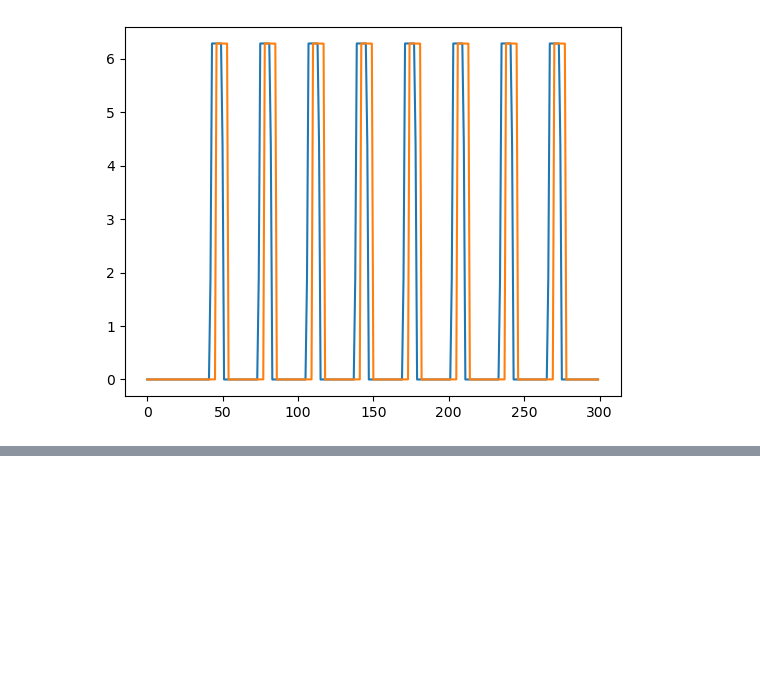
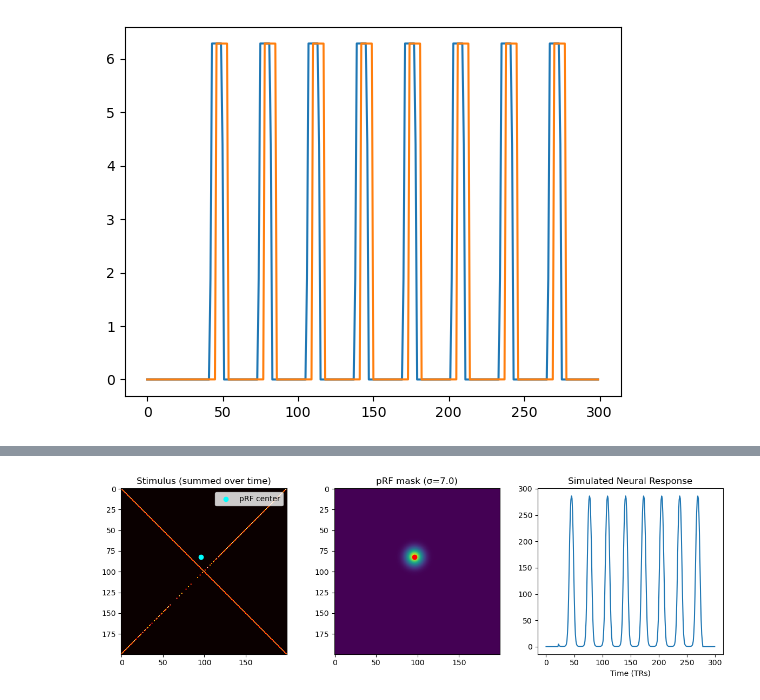
Before and after one commit to JosephineTu/NMA-Project, a Jupyter notebook: response_model-1.ipynb, the cells around one changed output, grey strips where cells are left out. Drawn from its saved outputs; the diff is of its cells as text; code cells hidden in the pictures; blank space fills up the shorter version.

Commit message:
update response model

```diff
--- a/response_model-1.ipynb
+++ b/response_model-1.ipynb
@@ -233,10 +284,14 @@ plt.plot(r2)
 [<matplotlib.lines.Line2D at 0x...>]
 [figure]
 # %%
-# Select 5 random V1 voxels
-selected_indices = np.random.choice(v1_voxels, size=2, replace=False)
-
+# Select n random V1 voxels
+selected_indices_v1 = np.random.choice(v1_voxels, size=5, replace=False)
+selected_indices_v2 = np.random.choice(v2_voxels, size=5, replace=False)
+selected_indices_v3 = np.random.choice(v3_voxels, size=5, replace=False)
 # Extract their BOLD time series
-v1_bold_subset = X_hipL[:, selected_indices]
-print(v1_bold_subset.shape)  # Should be (n_timepoints, 5)
+v1_bold_subset = X_hipL[:, selected_indices_v1]
+v2_bold_subset = X_hipL[:, selected_indices_v2]
+v3_bold_subset = X_hipL[:, selected_indices_v3]
+print(X_hipL.shape) # Should be (300, 29696)
+print(v1_bold_subset[:,0].shape) # Should be (300,)
 # %% [output]
@@ -299,0 +384,66 @@ Done.
+# %%
+import numpy as np
+import matplotlib.pyplot as plt
+from nilearn.glm.first_level import spm_hrf
+from scipy.signal import convolve
+
+# 假设你已有 stimulus_matrix, v1_bold_subset, make_prf_matrix, simulate_voxel_response
+# 手动设置这个 voxel 的 pRF 参数（来自 grid search）
+x0, y0, sigma = 96, 82, 7.0
+voxel_index =2   # V1 第三个 voxel
+
+# Step 1: 画出 Stimulus
+plt.figure(figsize=(12, 4))
+plt.subplot(1, 3, 1)
+plt.imshow(np.sum(stimulus_matrix, axis=0), cmap='hot')
+plt.scatter([x0], [y0], color='cyan', label='pRF center')
+plt.title("Stimulus (summed over time)")
+plt.legend()
+
+# Step 2: pRF mask
+prf_mask = make_prf_matrix(x0, y0, sigma)
+plt.subplot(1, 3, 2)
+plt.imshow(prf_mask, cmap='viridis')
+plt.scatter([x0], [y0], color='red')
+plt.title(f"pRF mask (σ={sigma})")
+
+# Step 3: 神经响应（未卷积）
+neural_response = simulate_voxel_response(stimulus_matrix, prf_mask)
+
+plt.subplot(1, 3, 3)
+plt.plot(neural_response)
+plt.title("Simulated Neural Response")
+plt.xlabel("Time (TRs)")
+plt.tight_layout()
+plt.show()
+
+# Step 4: HRF 卷积
+hrf = spm_hrf(1.0,oversampling=1)
+
+def convolve_hrf(neural_response, hrf):
+    # Full convolution (len = len(neural) + len(hrf) - 1)
+    full_bold = convolve(neural_response, hrf, mode='full')
+    # Shift to compensate for HRF delay (typically ~6s, i.e. index 5~6)
+    delay = np.argmax(hrf)  # or hardcode = 5~6 if your HRF always peaks around 5s
+    return full_bold[delay:delay+len(neural_response)]
+
+bold_pred = convolve(neural_response, hrf)[:stimulus_matrix.shape[0]]
+
+# Optional z-score
+bold_pred_z = (bold_pred - np.mean(bold_pred)) / np.std(bold_pred)
+bold_real = v1_bold_subset[:, voxel_index]
+bold_real_z = (bold_real - np.mean(bold_real)) / np.std(bold_real)
+
+# Step 5: 比较 predicted vs. real
+plt.figure(figsize=(10, 4))
+plt.plot(bold_pred_z, label='Predicted BOLD (z-scored)', linewidth=2)
+plt.plot(bold_real_z, label='Actual BOLD (z-scored)', linewidth=1.5, alpha=0.7)
+plt.title(f"Voxel {voxel_index} (x={x0}, y={y0}, σ={sigma}) BOLD Prediction")
+plt.xlabel("Time (TRs)")
+plt.ylabel("BOLD signal (z-scored)")
+plt.legend()
+plt.grid(True)
+plt.tight_layout()
+plt.show()
+# %% [output]
+[figure, added]
```
Also changed, not shown: parts of 19 cells of this notebook.
